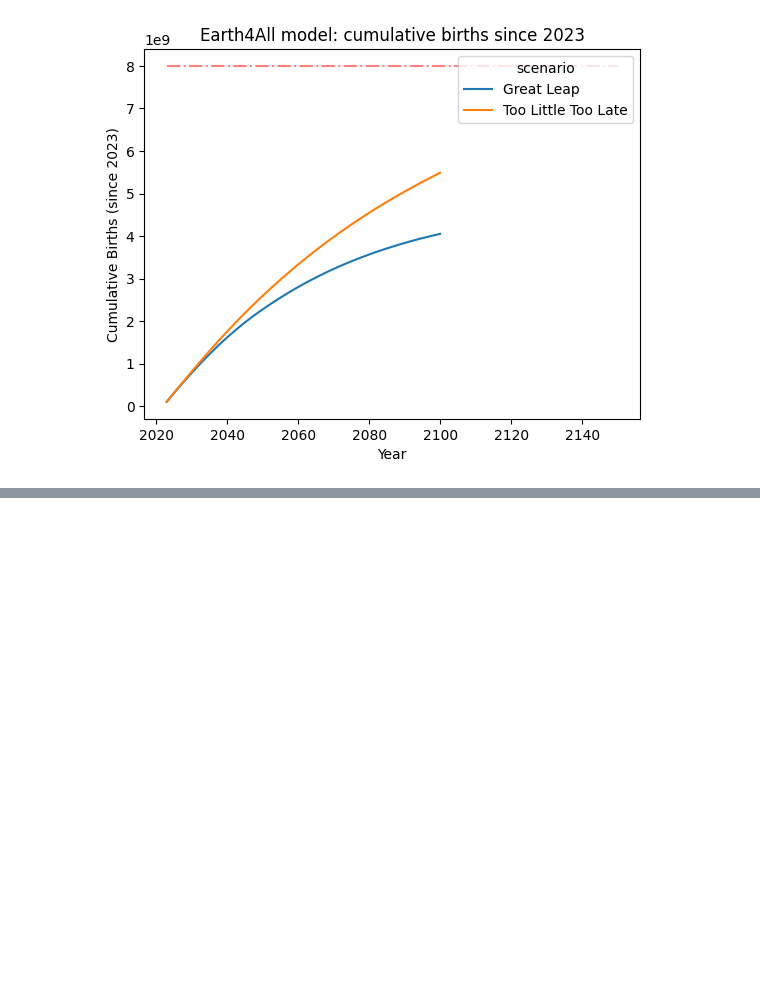
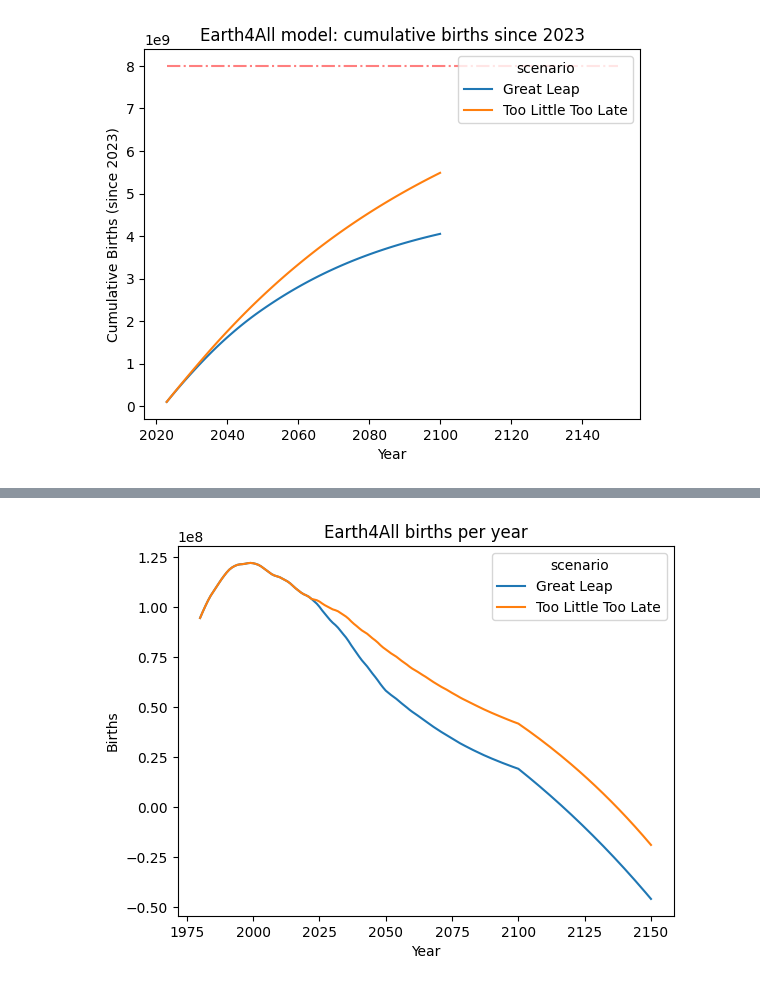
Before and after one commit to Niallfealty/n8b_un_foundation, a Jupyter notebook: model_analysis/exploratory/notebooks/initial_results/ComputeN8B.ipynb, the cells around one changed output, grey strips where cells are left out. Cells and saved outputs as stored; diff of their text form; code cells hidden in the pictures; blank space fills up the shorter version.

Commit message:
some code additions for exporting data

```diff
--- a/model_analysis/exploratory/notebooks/initial_results/ComputeN8B.ipynb
+++ b/model_analysis/exploratory/notebooks/initial_results/ComputeN8B.ipynb
@@ -460,0 +477,14 @@ plt.show()
+# %%
+df_e4a_ext = df_e4a.groupby("scenario").apply(extend_ar, 1, extrapolation_length=50, values_col="Births")
+# %%
+sns.lineplot(data=df_e4a_ext,
+             x="year_id",
+             y="Births",
+             hue="scenario")
+plt.title("Earth4All births per year")
+plt.xlabel("Year")
+plt.ylabel("Births")
+#plt.hlines(8e9, 2023, 2150, color="r",linestyle="dashdot", alpha=0.5)
+plt.show()
+# %% [output]
+[figure, added]
```
Also changed, not shown: parts of 8 cells of this notebook, 2 other files.
